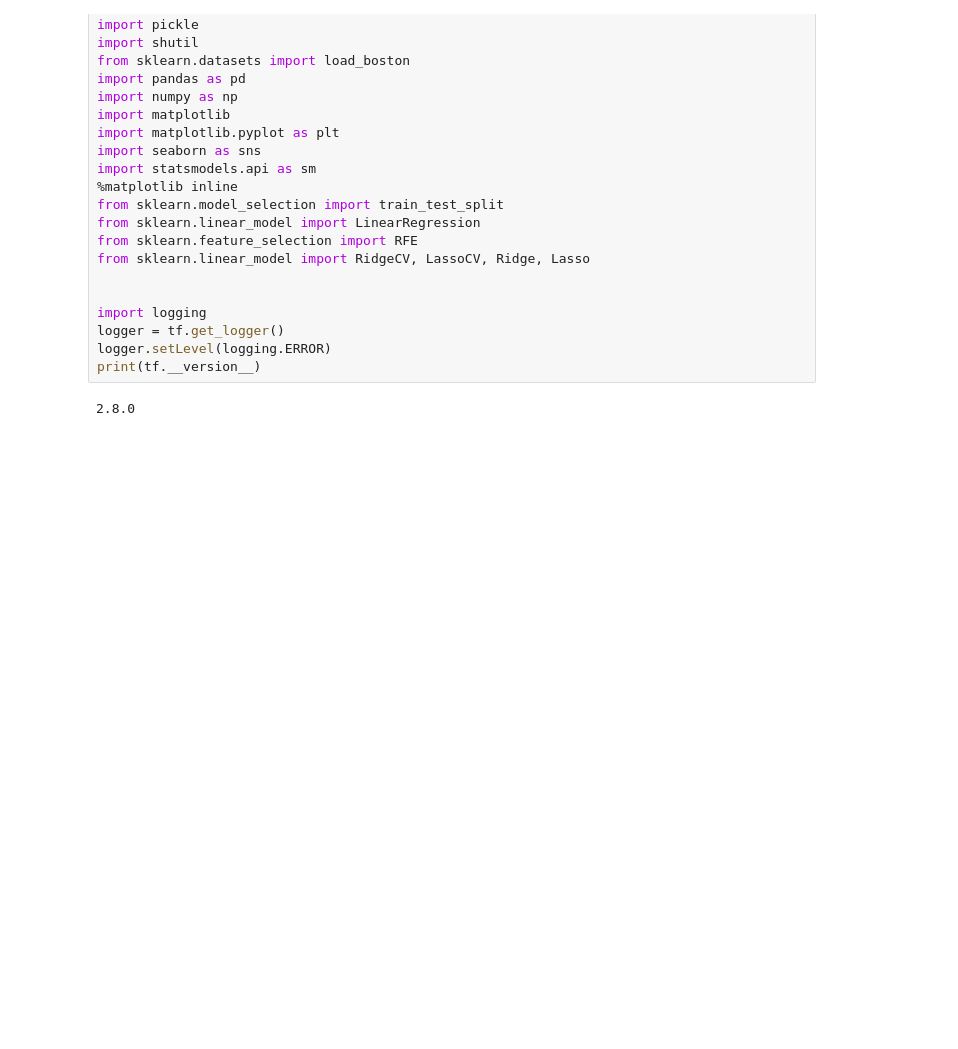
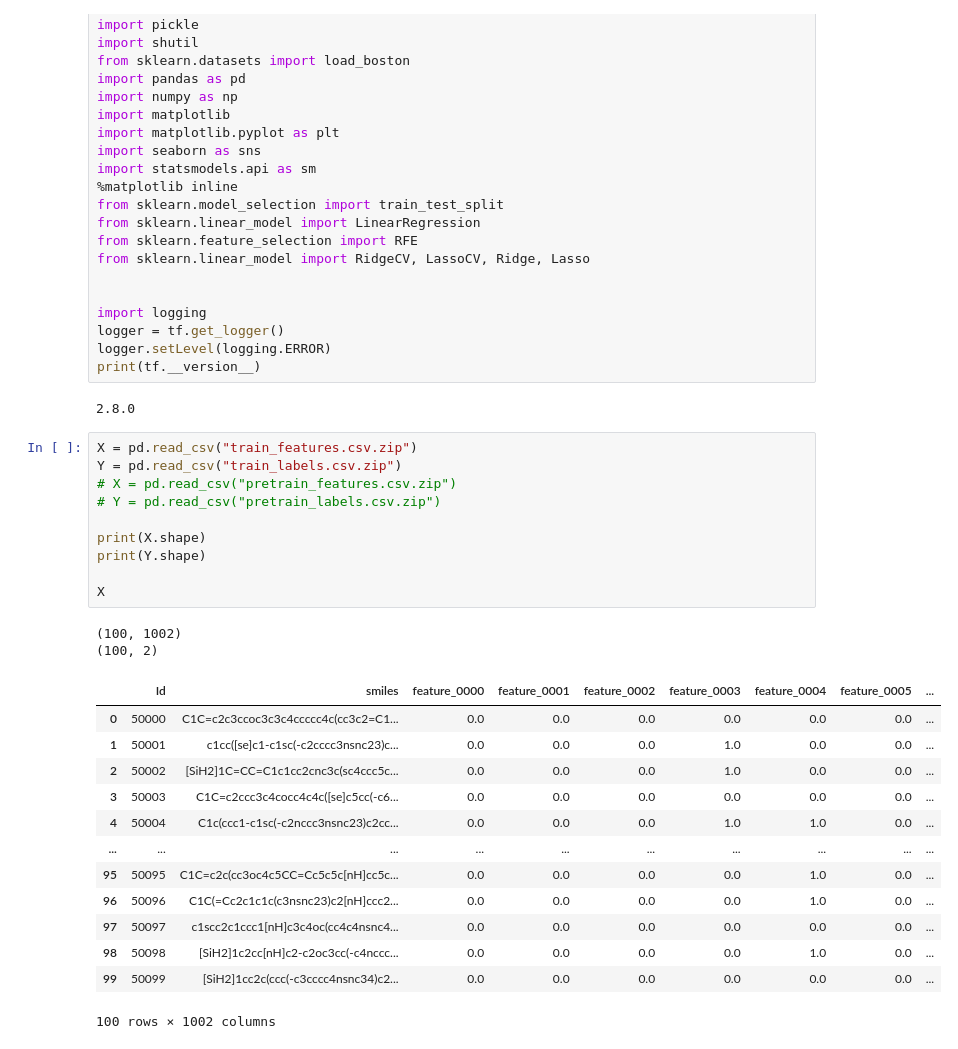
Before and after one commit to timothelaborie/introml, a Jupyter notebook: task4/feature_extraction.ipynb, the cells around one changed output. Drawn from its saved outputs; the diff is of its cells as text; blank space fills up the shorter version.

```diff
--- a/task4/feature_extraction.ipynb
+++ b/task4/feature_extraction.ipynb
@@ -47,4 +45,30 @@ logger.setLevel(logging.ERROR)
 print(tf.__version__)
 # %% [output]
 2.8.0
+# %%
+X = pd.read_csv("train_features.csv.zip")
+Y = pd.read_csv("train_labels.csv.zip")
+# X = pd.read_csv("pretrain_features.csv.zip")
+# Y = pd.read_csv("pretrain_labels.csv.zip")
+
+print(X.shape)
+print(Y.shape)
+
+X
+# %% [output]
+(100, 1002)
+(100, 2)
+|  | Id | smiles | feature_0000 | feature_0001 | feature_0002 | feature_0003 | feature_0004 | feature_0005 | ... |
+| 0 | 50000 | C1C=c2c3ccoc3c3c4ccccc4c(cc3c2=C1... | 0.0 | 0.0 | 0.0 | 0.0 | 0.0 | 0.0 | ... |
+| 1 | 50001 | c1cc([se]c1-c1sc(-c2cccc3nsnc23)c... | 0.0 | 0.0 | 0.0 | 1.0 | 0.0 | 0.0 | ... |
+| 2 | 50002 | [SiH2]1C=CC=C1c1cc2cnc3c(sc4ccc5c... | 0.0 | 0.0 | 0.0 | 1.0 | 0.0 | 0.0 | ... |
+| 3 | 50003 | C1C=c2ccc3c4cocc4c4c([se]c5cc(-c6... | 0.0 | 0.0 | 0.0 | 0.0 | 0.0 | 0.0 | ... |
+| 4 | 50004 | C1c(ccc1-c1sc(-c2nccc3nsnc23)c2cc... | 0.0 | 0.0 | 0.0 | 1.0 | 1.0 | 0.0 | ... |
+| ... | ... | ... | ... | ... | ... | ... | ... | ... | ... |
+| 95 | 50095 | C1C=c2c(cc3oc4c5CC=Cc5c5c[nH]cc5c... | 0.0 | 0.0 | 0.0 | 0.0 | 1.0 | 0.0 | ... |
+| 96 | 50096 | C1C(=Cc2c1c1c(c3nsnc23)c2[nH]ccc2... | 0.0 | 0.0 | 0.0 | 0.0 | 1.0 | 0.0 | ... |
+| 97 | 50097 | c1scc2c1ccc1[nH]c3c4oc(cc4c4nsnc4... | 0.0 | 0.0 | 0.0 | 0.0 | 0.0 | 0.0 | ... |
+| 98 | 50098 | [SiH2]1c2cc[nH]c2-c2oc3cc(-c4nccc... | 0.0 | 0.0 | 0.0 | 0.0 | 1.0 | 0.0 | ... |
+| 99 | 50099 | [SiH2]1cc2c(ccc(-c3cccc4nsnc34)c2... | 0.0 | 0.0 | 0.0 | 0.0 | 0.0 | 0.0 | ... |
+100 rows × 1002 columns
 # %%
```
Also changed, not shown: parts of 3 cells of this notebook, 4 other files.
